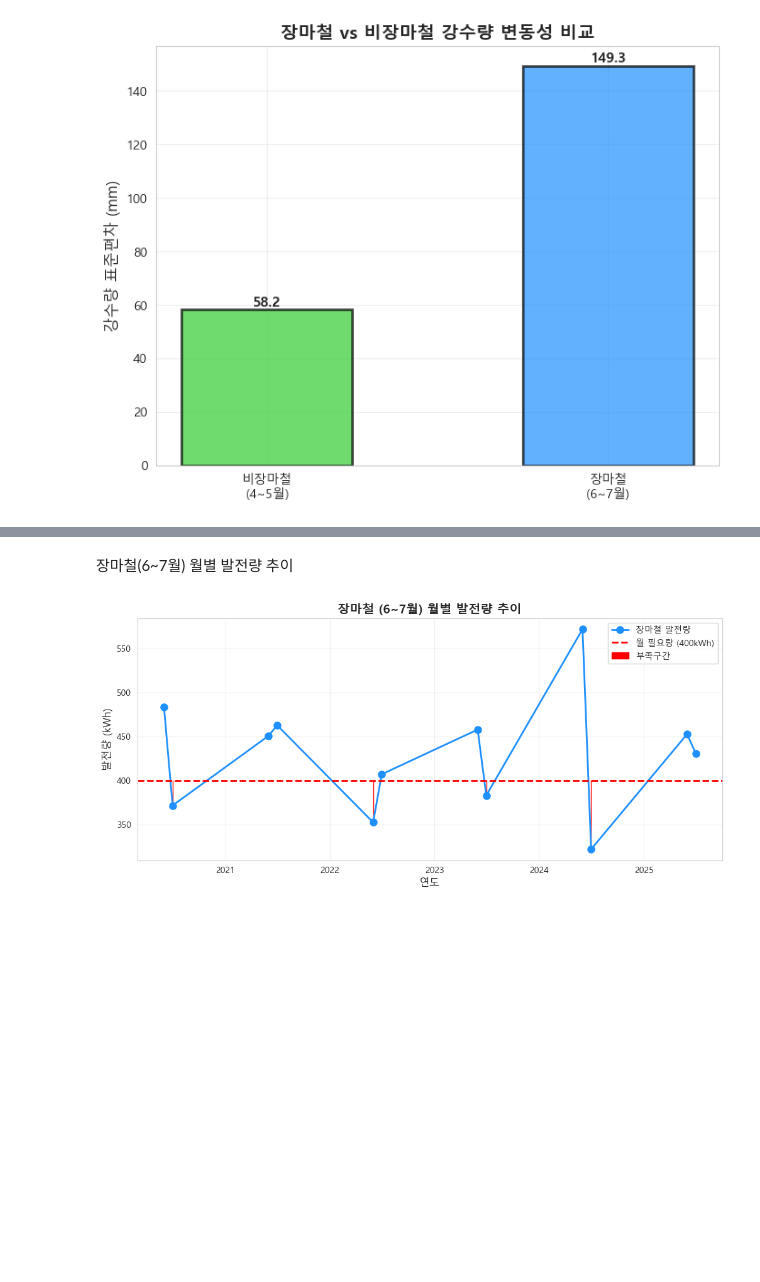
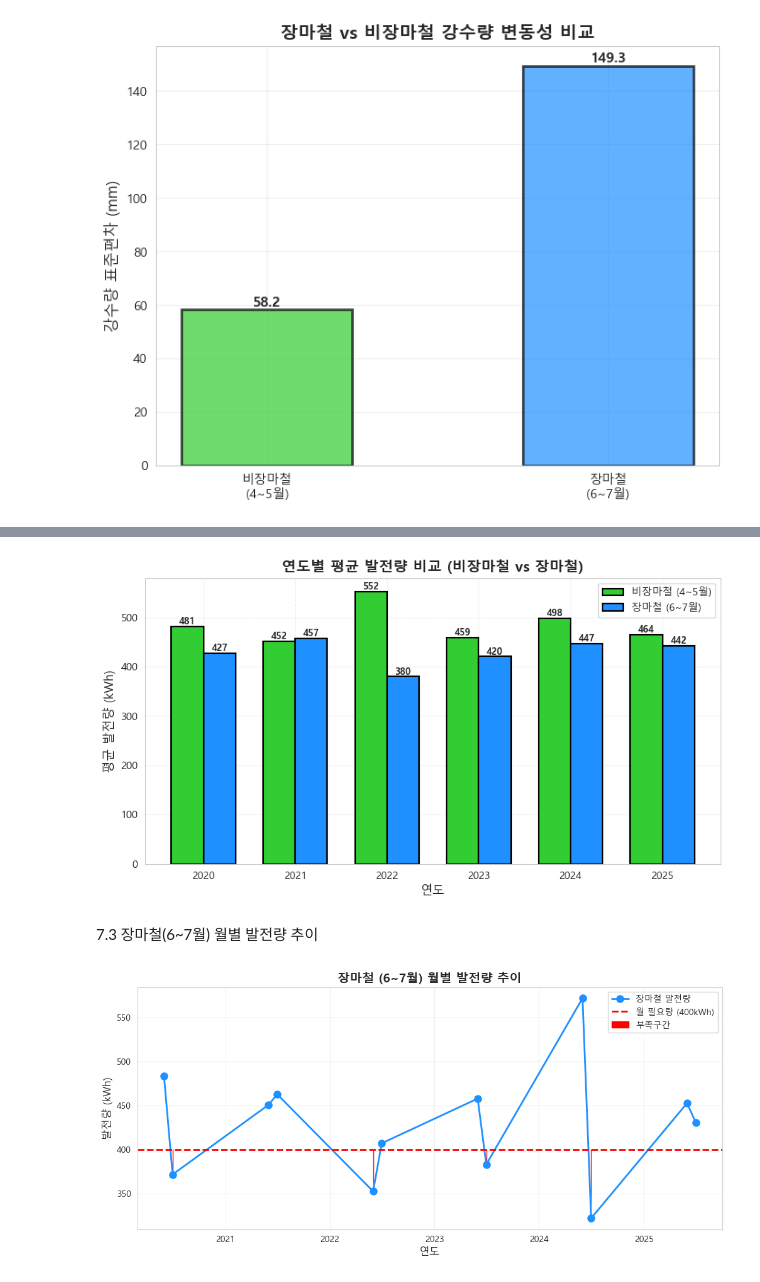
Before and after one commit to Subin928/RE_data_project, a Jupyter notebook: RE_data_project_idea.ipynb, the cells around one changed output, grey strips where cells are left out. Saved outputs shown, nothing was run; the diff lists cells and outputs as text; code cells hidden in the pictures; blank space fills up the shorter version.

```diff
--- a/RE_data_project_idea.ipynb
+++ b/RE_data_project_idea.ipynb
@@ -424,5 +348,75 @@ plt.show()
+# %%
+# 날짜 데이터에서 연도만 추출
+solar_45['연도'] = solar_45['일시'].dt.year # 비장마철 데이터
+solar_67['연도'] = solar_67['일시'].dt.year # 장마철 데이터
+
+# 연도별 평균 발전량 계산
+# groupby('연도'): 같은 연도끼리 묶기
+# .mean(): 해당 연도의 평균값 계산
+yearly_dry = solar_45.groupby('연도')['발전량(kWh)'].mean()
+yearly_rain = solar_67.groupby('연도')['발전량(kWh)'].mean()
+
+# 공통 연도 찾기
+# set(): 집합으로 변환
+# &: 교집합 (두 데이터에 모두 있는 연도만)
+# sorted(): 오름차순 정렬
+years = sorted(set(yearly_dry.index) & set(yearly_rain.index))
+
+# 그래프 준비
+x = np.arange(len(years)) # x축 위치 배열 [0, 1, 2, 3, ...]
+width = 0.35              # 막대 하나의 너비 (두 막대가 나란히 서기 위해)
+
+plt.figure(figsize=(10, 5))
+
+# 그래프 그리기
+
+# 비장마철 막대
+# x - width/2: 중앙에서 왼쪽으로 이동
+bars1 = plt.bar(
+    x - width/2,                   # x 위치
+    yearly_dry.loc[years],         # y 값 (발전량)
+    width,
+    label='비장마철 (4~5월)',
+    color='limegreen',
+    edgecolor='black',
+    linewidth=1.5,
+)
+
+# 장마철 막대
+# x + width/2: 중앙에서 오른쪽으로 이동
+bars2 = plt.bar(
+    x + width/2,
+    yearly_rain.loc[years],
+    width,
+    label='장마철 (6~7월)',
+    color='dodgerblue',
+    edgecolor='black',
+    linewidth=1.5,
+)
+
+# 막대 위에 값 표시
+plt.bar_label(bars1, fmt='%.0f', fontsize=9, fontweight='bold')
+plt.bar_label(bars2, fmt='%.0f', fontsize=9, fontweight='bold')
+
+# 그래프 꾸미기
+plt.xticks(x, years, fontsize=10)   # x축 눈금: 연도 표시
+
+plt.title('연도별 평균 발전량 비교 (비장마철 vs 장마철)',
+          fontsize=14,
+          fontweight='bold')
+
+plt.xlabel('연도', fontsize=12)
+plt.ylabel('평균 발전량 (kWh)', fontsize=12)
+
+plt.legend(loc='upper right', fontsize=10)
+
+plt.grid(True, alpha=0.3, linestyle='--')
+
+plt.show()
+# %% [output]
+[figure, added]
 # %% [markdown]
-장마철(6~7월) 월별 발전량 추이
+7.3 장마철(6~7월) 월별 발전량 추이
 # %%
 plt.figure(figsize=(12, 5))
 
```
Also changed, not shown: parts of 8 cells of this notebook.
